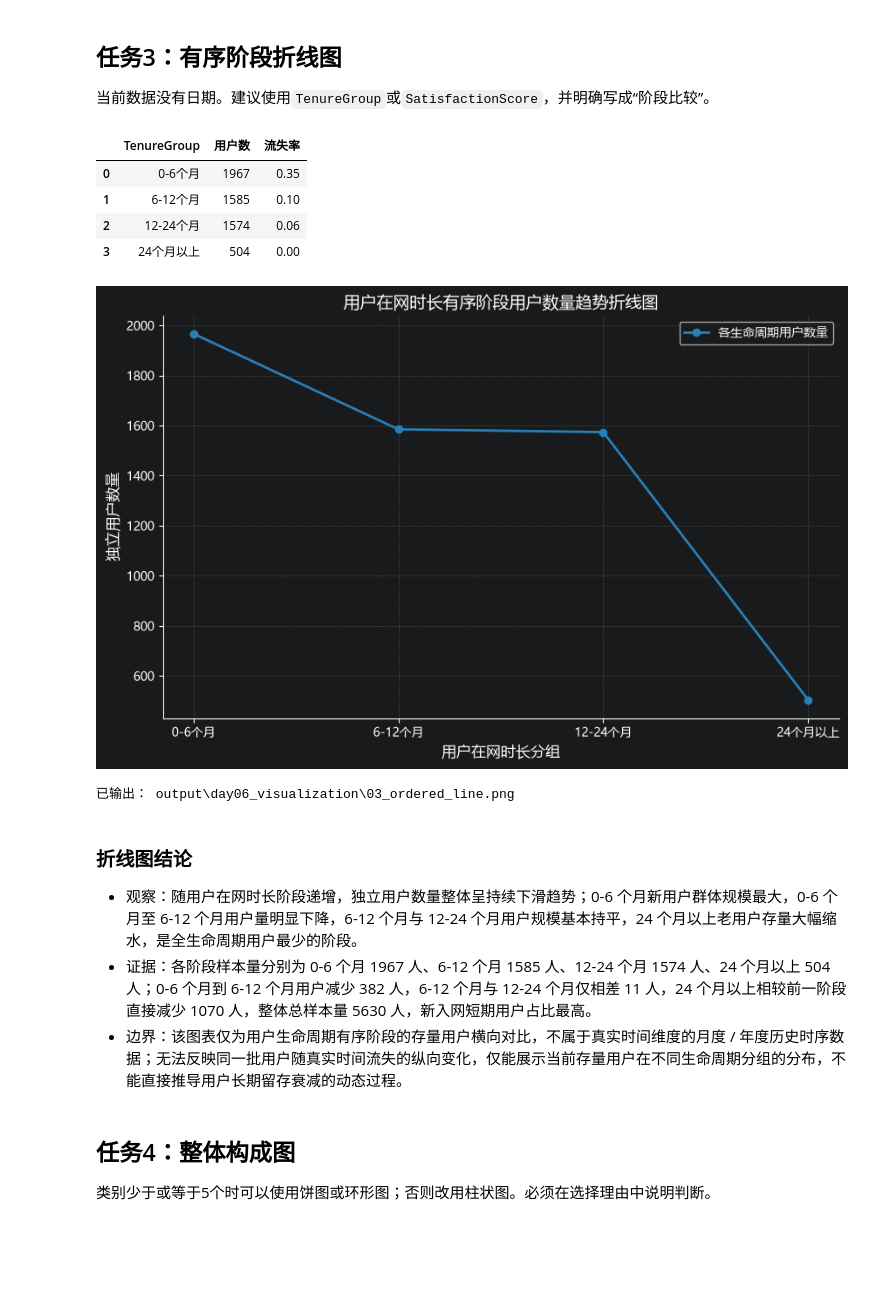
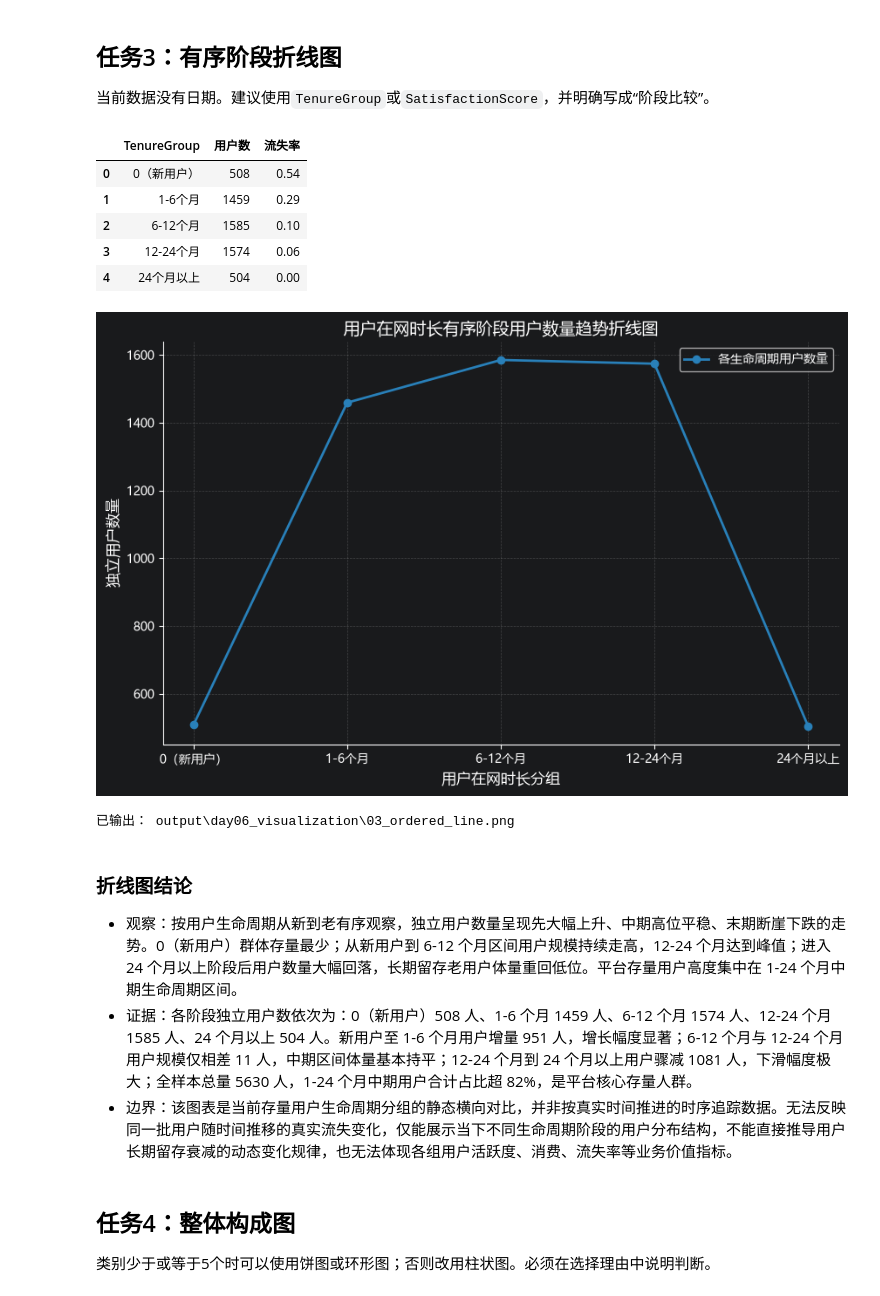
Before and after one commit to 24012415/muc-commerce-2-24012415, a Jupyter notebook: notebooks/day06_pm_student_visualization.ipynb, the cells around one changed output. Drawn from its saved outputs; the diff is of its cells as text; code cells hidden in the pictures; blank space fills up the shorter version.

```diff
--- a/notebooks/day06_pm_student_visualization.ipynb
+++ b/notebooks/day06_pm_student_visualization.ipynb
@@ -268,30 +270,31 @@ print("已输出：", scatter_path.relative_to(ROOT))
 
 当前数据没有日期。建议使用`TenureGroup`或`SatisfactionScore`，并明确写成“阶段比较”。
 # %%
-TENURE_ORDER = ["0-6个月", "6-12个月", "12-24个月", "24个月以上"]
+TENURE_ORDER = ["0（新用户）", "1-6个月", "6-12个月", "12-24个月", "24个月以上"]
 
 # TODO：准备有序绘图数据
 ordered_field = "TenureGroup"
 ordered_summary = (
     df.groupby(ordered_field, observed=True)
     .agg(用户数=("CustomerID", "nunique"), 流失率=("Churn", "mean"))
     .reset_index()
 )
 
 ordered_summary = ordered_summary.set_index(ordered_field).loc[TENURE_ORDER].reset_index()
 
 
 assert ordered_field in {"TenureGroup", "SatisfactionScore"}, \
     "本项目折线图只允许使用具有明确顺序的TenureGroup或SatisfactionScore"
 assert isinstance(ordered_summary, pd.DataFrame)
 assert {ordered_field, "用户数"}.issubset(ordered_summary.columns)
 display(ordered_summary)
 # %% [output]
 |  | TenureGroup | 用户数 | 流失率 |
-| 0 | 0-6个月 | 1967 | 0.35 |
-| 1 | 6-12个月 | 1585 | 0.10 |
-| 2 | 12-24个月 | 1574 | 0.06 |
-| 3 | 24个月以上 | 504 | 0.00 |
+| 0 | 0（新用户） | 508 | 0.54 |
+| 1 | 1-6个月 | 1459 | 0.29 |
+| 2 | 6-12个月 | 1585 | 0.10 |
+| 3 | 12-24个月 | 1574 | 0.06 |
+| 4 | 24个月以上 | 504 | 0.00 |
 # %%
 # TODO：绘制折线图；若绘制流失率，应标注比例和样本量
 fig_line, ax_line = plt.subplots(figsize=(10, 6))
@@ -322,14 +325,14 @@ plt.show()
 assert line_path.exists() and line_path.stat().st_size > 0, "折线图尚未保存"
 print("已输出：", line_path.relative_to(ROOT))
 # %% [output]
-[figure, old version]
+[figure, new version]
 已输出： output\day06_visualization\03_ordered_line.png
 # %% [markdown]
 ### 折线图结论
 
-- 观察：随用户在网时长阶段递增，独立用户数量整体呈持续下滑趋势；0-6 个月新用户群体规模最大，0-6 个月至 6-12 个月用户量明显下降，6-12 个月与 12-24 个月用户规模基本持平，24 个月以上老用户存量大幅缩水，是全生命周期用户最少的阶段。
-- 证据：各阶段样本量分别为 0-6 个月 1967 人、6-12 个月 1585 人、12-24 个月 1574 人、24 个月以上 504 人；0-6 个月到 6-12 个月用户减少 382 人，6-12 个月与 12-24 个月仅相差 11 人，24 个月以上相较前一阶段直接减少 1070 人，整体总样本量 5630 人，新入网短期用户占比最高。
-- 边界：该图表仅为用户生命周期有序阶段的存量用户横向对比，不属于真实时间维度的月度 / 年度历史时序数据；无法反映同一批用户随真实时间流失的纵向变化，仅能展示当前存量用户在不同生命周期分组的分布，不能直接推导用户长期留存衰减的动态过程。
+- 观察：按用户生命周期从新到老有序观察，独立用户数量呈现先大幅上升、中期高位平稳、末期断崖下跌的走势。0（新用户）群体存量最少；从新用户到 6-12 个月区间用户规模持续走高，12-24 个月达到峰值；进入 24 个月以上阶段后用户数量大幅回落，长期留存老用户体量重回低位。平台存量用户高度集中在 1-24 个月中期生命周期区间。
+- 证据：各阶段独立用户数依次为：0（新用户）508 人、1-6 个月 1459 人、6-12 个月 1574 人、12-24 个月 1585 人、24 个月以上 504 人。新用户至 1-6 个月用户增量 951 人，增长幅度显著；6-12 个月与 12-24 个月用户规模仅相差 11 人，中期区间体量基本持平；12-24 个月到 24 个月以上用户骤减 1081 人，下滑幅度极大；全样本总量 5630 人，1-24 个月中期用户合计占比超 82%，是平台核心存量人群。
+- 边界：该图表是当前存量用户生命周期分组的静态横向对比，并非按真实时间推进的时序追踪数据。无法反映同一批用户随时间推移的真实流失变化，仅能展示当下不同生命周期阶段的用户分布结构，不能直接推导用户长期留存衰减的动态变化规律，也无法体现各组用户活跃度、消费、流失率等业务价值指标。
 # %% [markdown]
 ## 任务4：整体构成图
 
```
Also changed, not shown: parts of 9 cells of this notebook, 10 other files.
